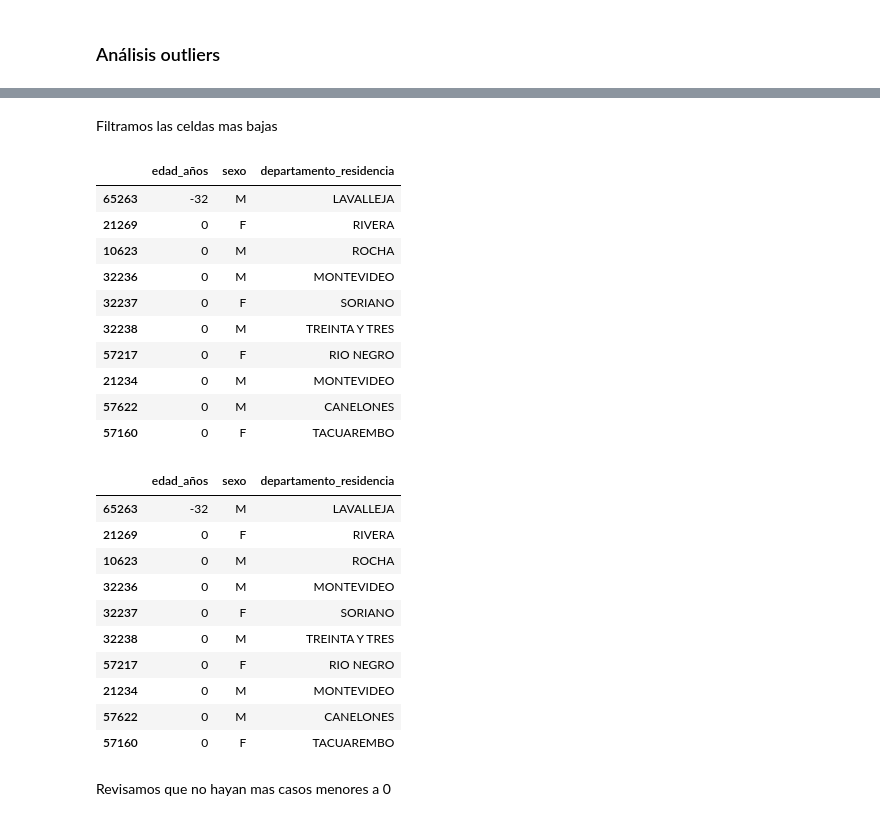
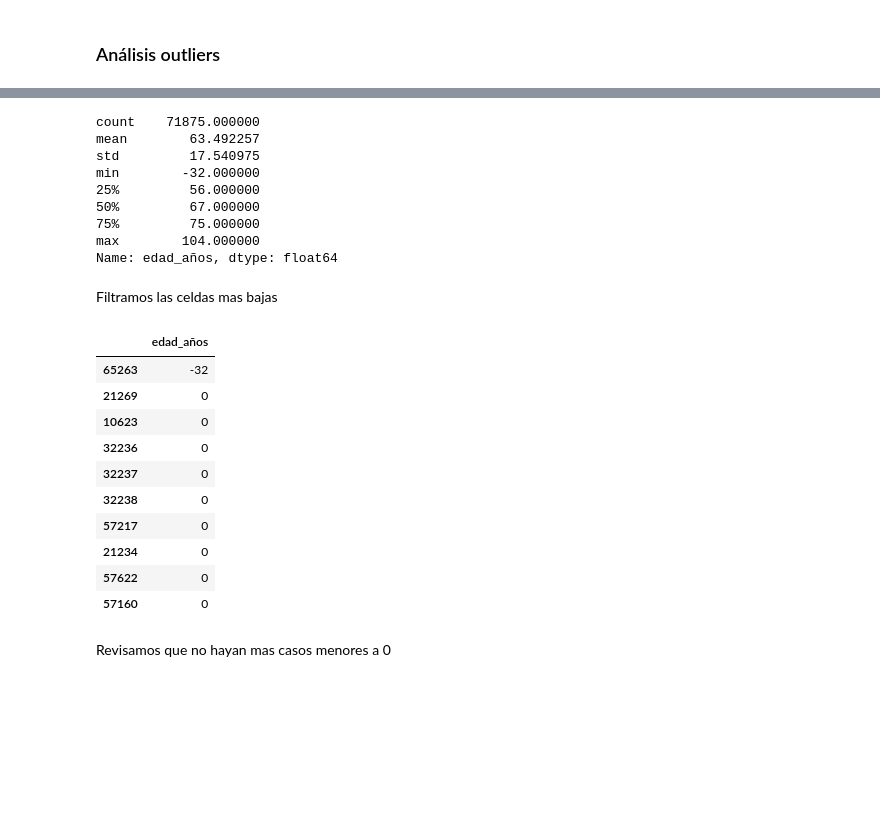
Before and after one commit to gperezucu/ucu-diploma-python_grupo_E, a Jupyter notebook: notebooks/practice.ipynb, the cells around one changed output, grey strips where cells are left out. Saved outputs shown, nothing was run; the diff lists cells and outputs as text; code cells hidden in the pictures; blank space fills up the shorter version.

```diff
--- a/notebooks/practice.ipynb
+++ b/notebooks/practice.ipynb
@@ -359,29 +254,32 @@ Name: edad_años, dtype: float64
+# %%
+# Resumen de datos estadísticos de la columna edad_años
+df["edad_años"].describe()
+# %% [output]
+count    71875.000000
+mean        63.492257
+std         17.540975
+min        -32.000000
+25%         56.000000
+50%         67.000000
+75%         75.000000
+max        104.000000
+Name: edad_años, dtype: float64
 # %% [markdown]
 Filtramos las celdas mas bajas
 # %%
-df.sort_values("edad_años")[["edad_años", "sexo", "departamento_residencia"]].head(10)
+# Filtramos los 10 registros menores
+df.sort_values("edad_años")[["edad_años"]].head(10)
 # %% [output]
-|  | edad_años | sexo | departamento_residencia |
-| 65263 | -32 | M | LAVALLEJA |
-| 21269 | 0 | F | RIVERA |
-| 10623 | 0 | M | ROCHA |
-| 32236 | 0 | M | MONTEVIDEO |
-| 32237 | 0 | F | SORIANO |
-| 32238 | 0 | M | TREINTA Y TRES |
-| 57217 | 0 | F | RIO NEGRO |
-| 21234 | 0 | M | MONTEVIDEO |
-| 57622 | 0 | M | CANELONES |
-| 57160 | 0 | F | TACUAREMBO |
+|  | edad_años |
+| 65263 | -32 |
+| 21269 | 0 |
+| 10623 | 0 |
+| 32236 | 0 |
+| 32237 | 0 |
+| 32238 | 0 |
+| 57217 | 0 |
+| 21234 | 0 |
+| 57622 | 0 |
+| 57160 | 0 |
-|  | edad_años | sexo | departamento_residencia |
-| 65263 | -32 | M | LAVALLEJA |
-| 21269 | 0 | F | RIVERA |
-| 10623 | 0 | M | ROCHA |
-| 32236 | 0 | M | MONTEVIDEO |
-| 32237 | 0 | F | SORIANO |
-| 32238 | 0 | M | TREINTA Y TRES |
-| 57217 | 0 | F | RIO NEGRO |
-| 21234 | 0 | M | MONTEVIDEO |
-| 57622 | 0 | M | CANELONES |
-| 57160 | 0 | F | TACUAREMBO |
 # %% [markdown]
 Revisamos que no hayan mas casos menores a 0
```
Also changed, not shown: parts of 118 cells of this notebook.
